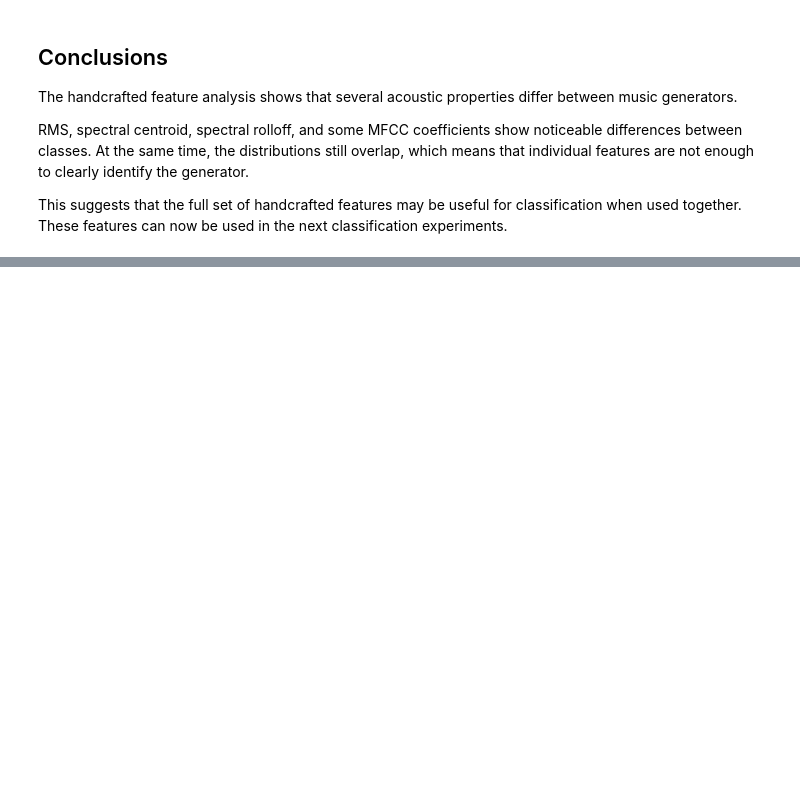
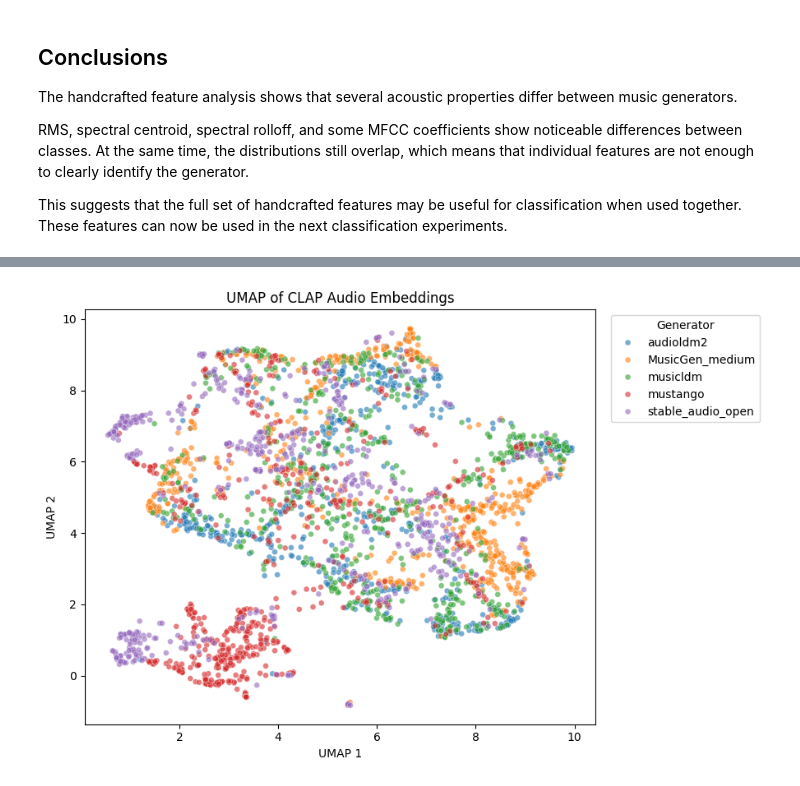
Before and after one commit to Olenadovb/AI-vs-Original-Music-Classification, a Jupyter notebook: notebooks/02-handcrafted-features.ipynb, the cells around one changed output, grey strips where cells are left out. Drawn from its saved outputs; the diff is of its cells as text; code cells hidden in the pictures; blank space fills up the shorter version.

```diff
--- a/notebooks/02-handcrafted-features.ipynb
+++ b/notebooks/02-handcrafted-features.ipynb
@@ -446,0 +465,3 @@ This suggests that the full set of handcrafted features may be useful for classi
+# %%
+device = torch.device("cuda" if torch.cuda.is_available() else "cpu")
+print("Device:", device)
@@ -446,0 +586,13 @@ This suggests that the full set of handcrafted features may be useful for classi
+# %%
+reducer = umap.UMAP(n_components=2, n_neighbors=15, min_dist=0.1, metric="cosine", transform_seed=42)
+X_umap = reducer.fit_transform(X_norm)
+plt.figure(figsize=(9, 6))
+sns.scatterplot(x=X_umap[:, 0], y=X_umap[:, 1], hue=labels, alpha=0.6, s=25)
+plt.xlabel("UMAP 1")
+plt.ylabel("UMAP 2")
+plt.title("UMAP of CLAP Audio Embeddings")
+plt.legend(title="Generator", bbox_to_anchor=(1.02, 1), loc="upper left")
+plt.tight_layout()
+plt.show()
+# %% [output]
+[figure, added]
```
Also changed, not shown: parts of 25 cells of this notebook, 1 other file.
